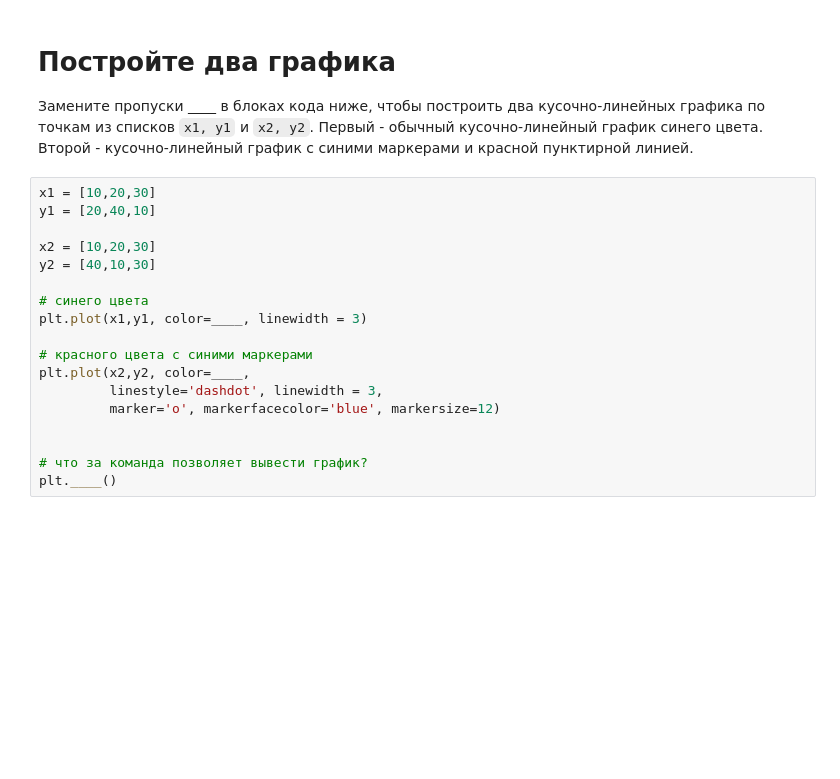
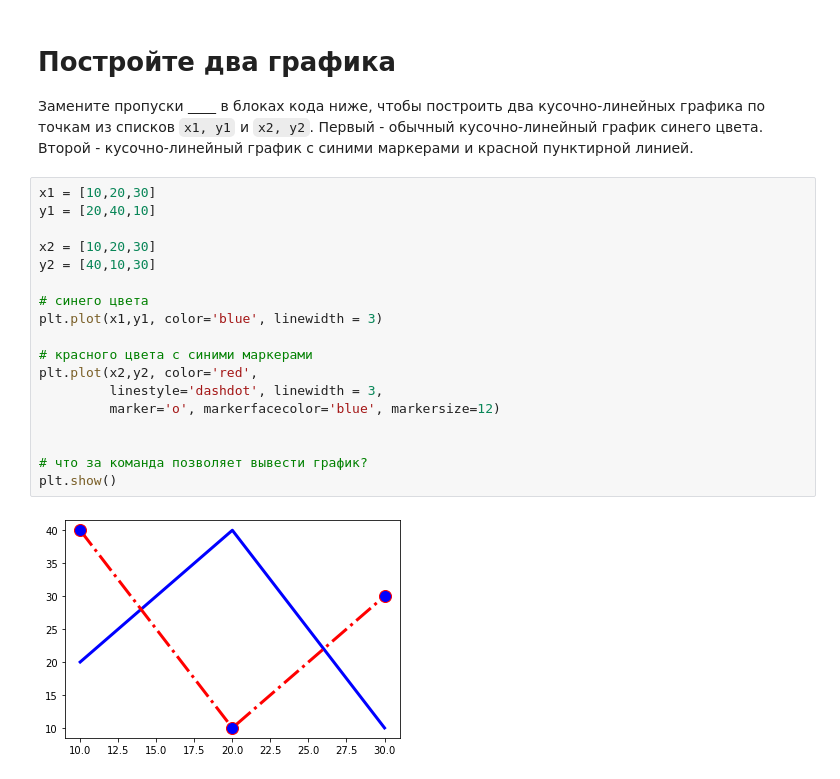
Before and after one commit to Grevetail/Python, a Jupyter notebook: pandas, matplotlib/11_1_matplotlib_practice.ipynb, the cells around one changed output. Saved outputs shown, nothing was run; the diff lists cells and outputs as text; blank space fills up the shorter version.

```diff
--- a/pandas, matplotlib/11_1_matplotlib_practice.ipynb
+++ b/pandas, matplotlib/11_1_matplotlib_practice.ipynb
@@ -30,18 +55,20 @@ df.head(5).____(kind='bar', x = "Mine_Name", y="Production", figsize=(20,8))
 # %%
 x1 = [10,20,30]
 y1 = [20,40,10]
 
 x2 = [10,20,30]
 y2 = [40,10,30]
 
 # синего цвета
-plt.plot(x1,y1, color=____, linewidth = 3)
+plt.plot(x1,y1, color='blue', linewidth = 3)
 
 # красного цвета с синими маркерами
-plt.plot(x2,y2, color=____,
+plt.plot(x2,y2, color='red',
          linestyle='dashdot', linewidth = 3,
          marker='o', markerfacecolor='blue', markersize=12)
 
 
 # что за команда позволяет вывести график?
-plt.____()
+plt.show()
+# %% [output]
+[figure, added]
```
Also changed, not shown: parts of 5 cells of this notebook, 6 other files.
